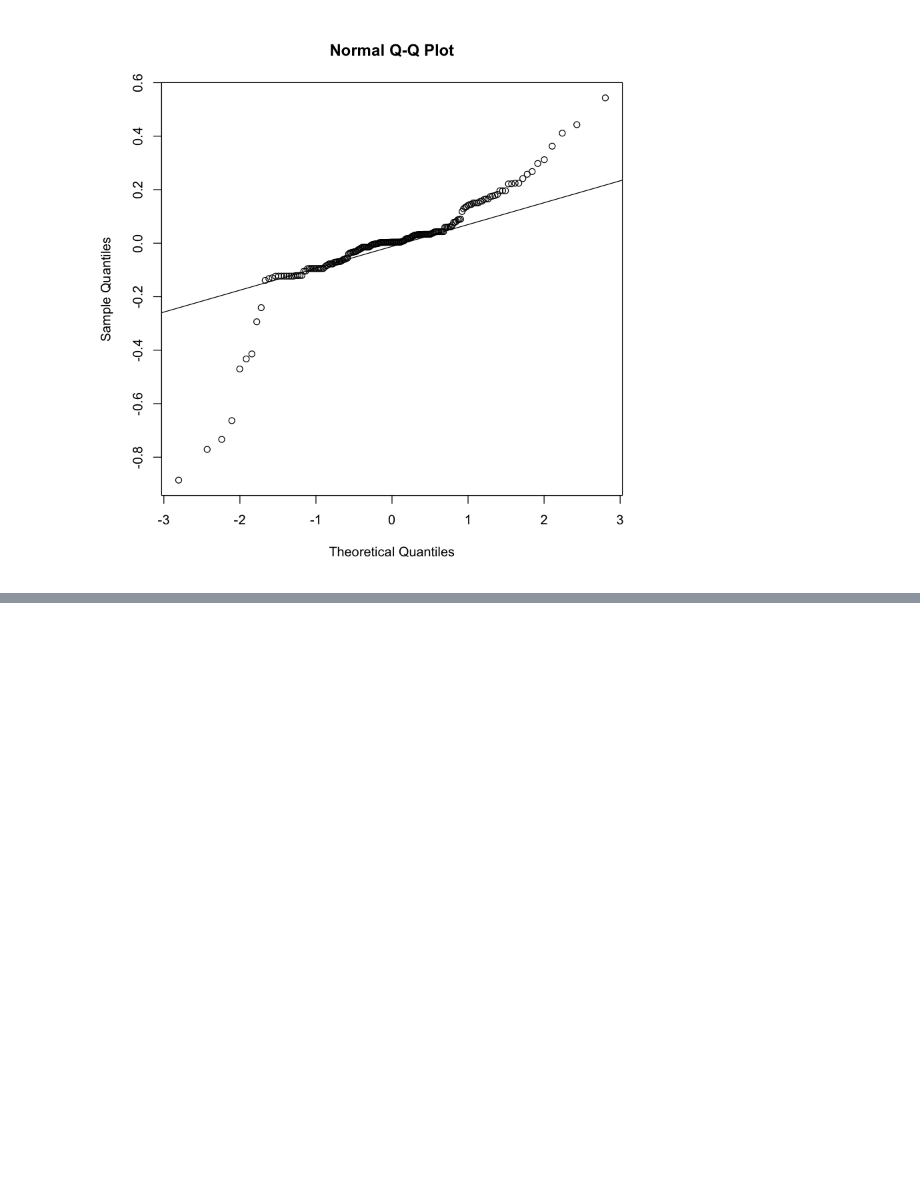
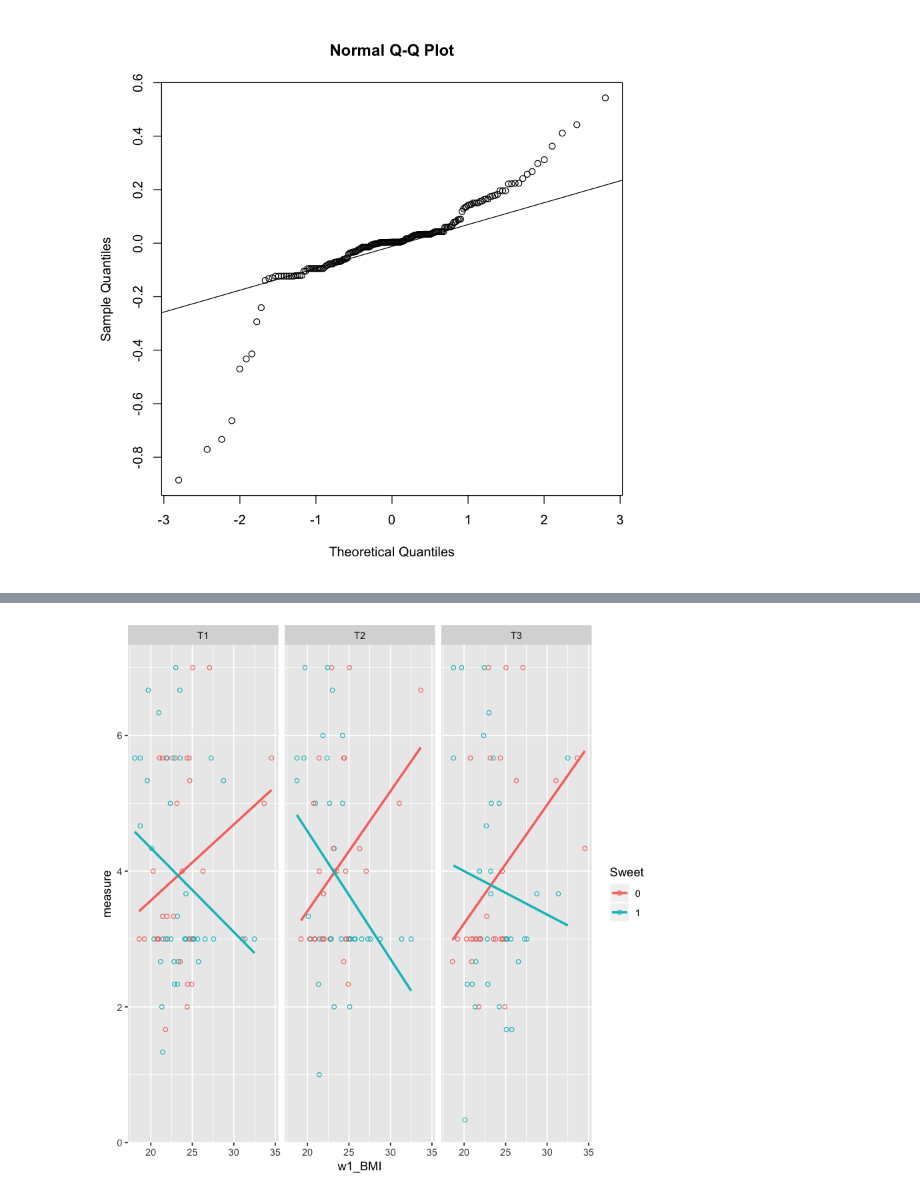
Before and after one commit to lbauert/TPBT, a Jupyter notebook: Lia_Analysis.ipynb, the cells around one changed output, grey strips where cells are left out. Saved outputs shown, nothing was run; the diff lists cells and outputs as text; code cells hidden in the pictures; blank space fills up the shorter version.

```diff
--- a/Lia_Analysis.ipynb
+++ b/Lia_Analysis.ipynb
@@ -747,0 +848,8 @@ qqline(resid(model_list$model))
+# %%
+ggplot(DL_long$aa, aes(w1_BMI,measure, color=Sweet)) +
+    geom_point(shape=1)+
+    facet_grid(~time)+
+    geom_smooth(method=lm,   # Add linear regression lines
+                se=FALSE)    # Don't add shaded confidence region
+# %% [output]
+[figure, added]
```
Also changed, not shown: parts of 10 cells of this notebook.
